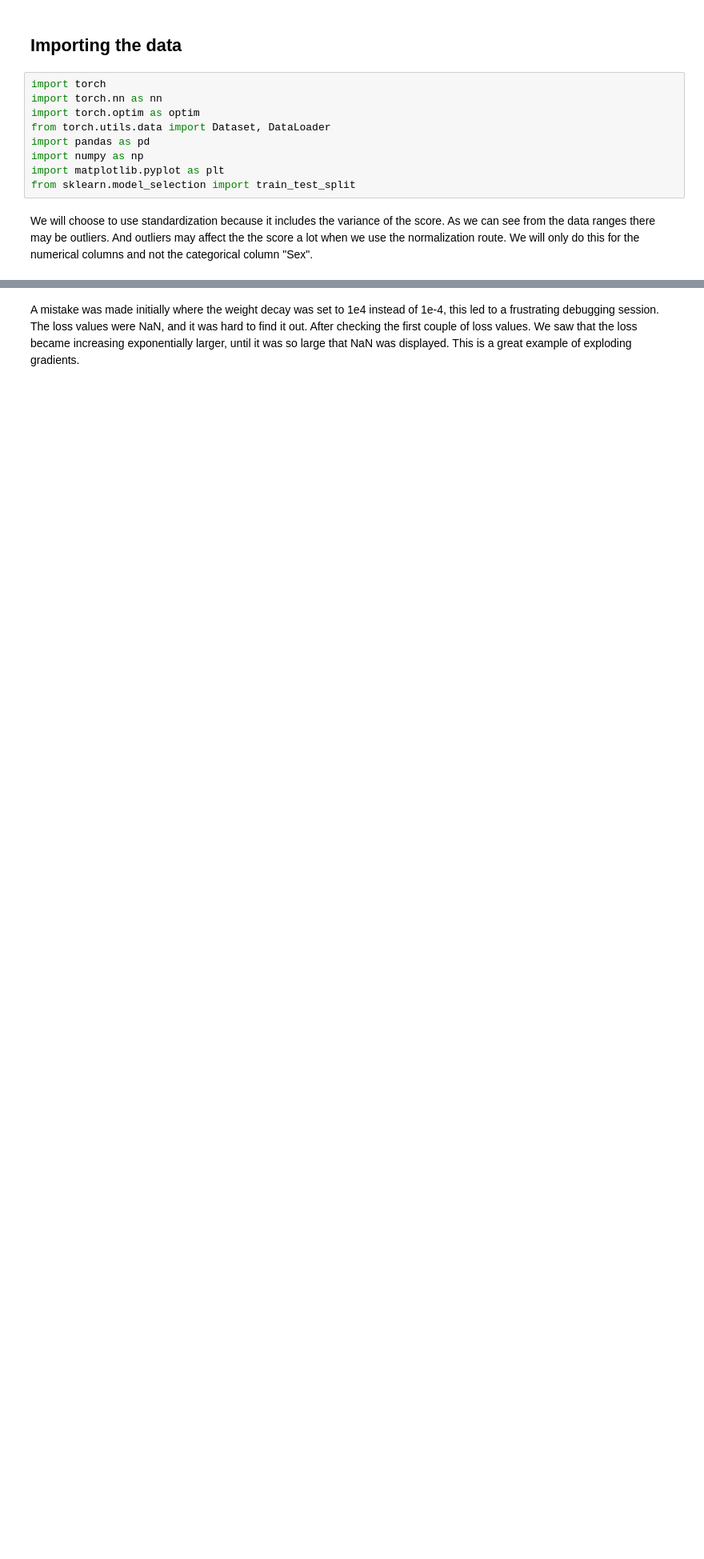
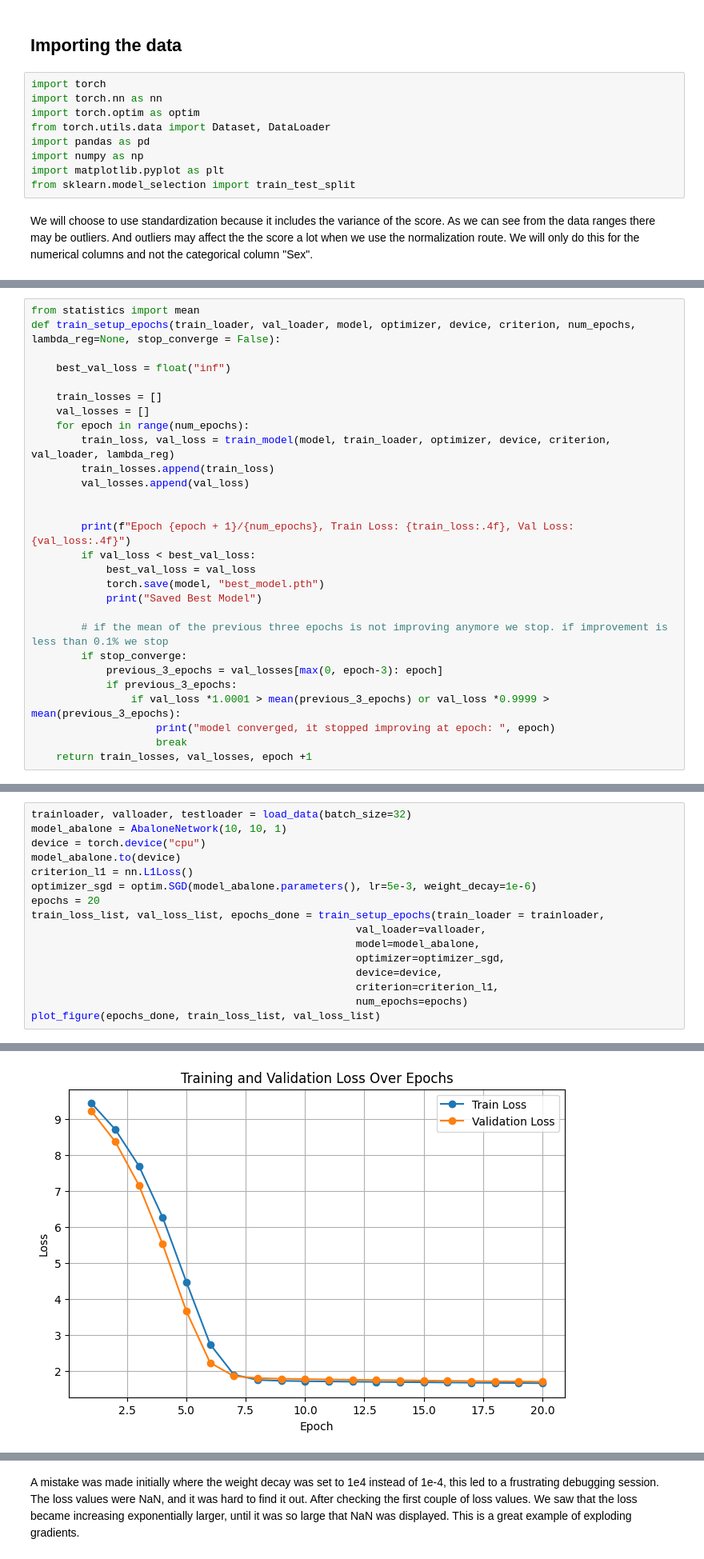
Before and after one commit to mehdigreefhorst/DeepLearning1stAssignment-abalone, a Jupyter notebook: Assignment-1.ipynb, the cells around one changed output, grey strips where cells are left out. Shown: that part at 80% size. Cells and saved outputs as stored; diff of their text form; blank space fills up the shorter version.

```diff
--- a/Assignment-1.ipynb
+++ b/Assignment-1.ipynb
@@ -170,0 +133,28 @@ Saved Best Model
+# %%
+from statistics import mean
+def train_setup_epochs(train_loader, val_loader, model, optimizer, device, criterion, num_epochs, lambda_reg=None, stop_converge = False):
+
+    best_val_loss = float("inf")
+
+    train_losses = []
+    val_losses = []
+    for epoch in range(num_epochs):
+        train_loss, val_loss = train_model(model, train_loader, optimizer, device, criterion, val_loader, lambda_reg)
+        train_losses.append(train_loss)
+        val_losses.append(val_loss)
+
+
+        print(f"Epoch {epoch + 1}/{num_epochs}, Train Loss: {train_loss:.4f}, Val Loss: {val_loss:.4f}")
+        if val_loss < best_val_loss:
+            best_val_loss = val_loss
+            torch.save(model, "best_model.pth")
+            print("Saved Best Model")
+
+        # if the mean of the previous three epochs is not improving anymore we stop. if improvement is less than 0.1% we stop
+        if stop_converge:
+            previous_3_epochs = val_losses[max(0, epoch-3): epoch]
+            if previous_3_epochs:
+                if val_loss *1.0001 > mean(previous_3_epochs) or val_loss *0.9999 > mean(previous_3_epochs):
+                    print("model converged, it stopped improving at epoch: ", epoch)
+                    break
+    return train_losses, val_losses, epoch +1
@@ -170,0 +170,17 @@ Saved Best Model
+# %%
+trainloader, valloader, testloader = load_data(batch_size=32)
+model_abalone = AbaloneNetwork(10, 10, 1)
+device = torch.device("cpu")
+model_abalone.to(device)
+criterion_l1 = nn.L1Loss()
+optimizer_sgd = optim.SGD(model_abalone.parameters(), lr=5e-3, weight_decay=1e-6)
+epochs = 20
+train_loss_list, val_loss_list, epochs_done = train_setup_epochs(train_loader = trainloader,
+                                                    val_loader=valloader,
+                                                    model=model_abalone,
+                                                    optimizer=optimizer_sgd,
+                                                    device=device,
+                                                    criterion=criterion_l1,
+                                                    num_epochs=epochs)
+plot_figure(epochs_done, train_loss_list, val_loss_list)
+# %% [output]
@@ -170,0 +204 @@ Saved Best Model
+[figure, added]
```
Also changed, not shown: parts of 27 cells of this notebook, 7 other files.
